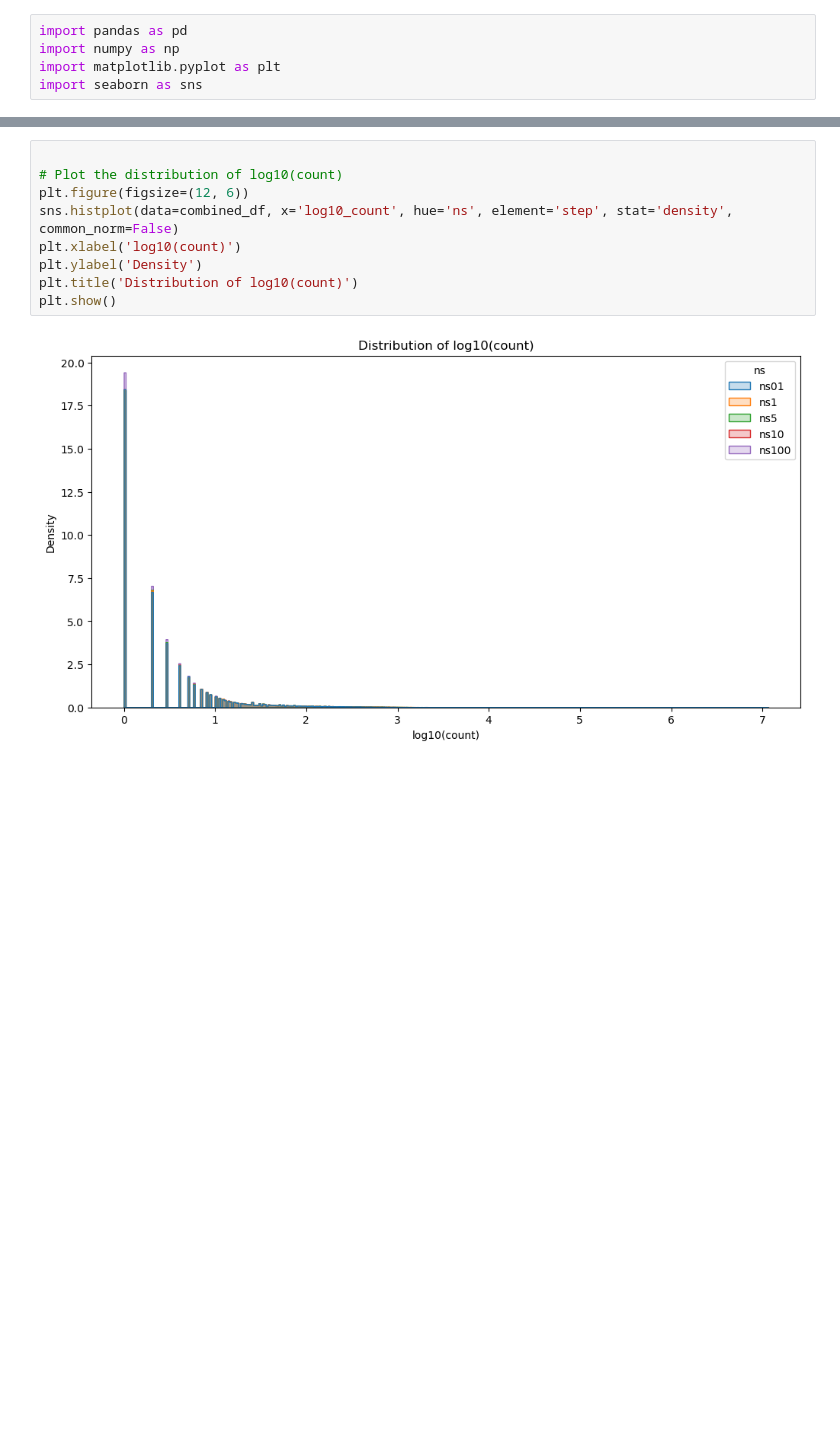
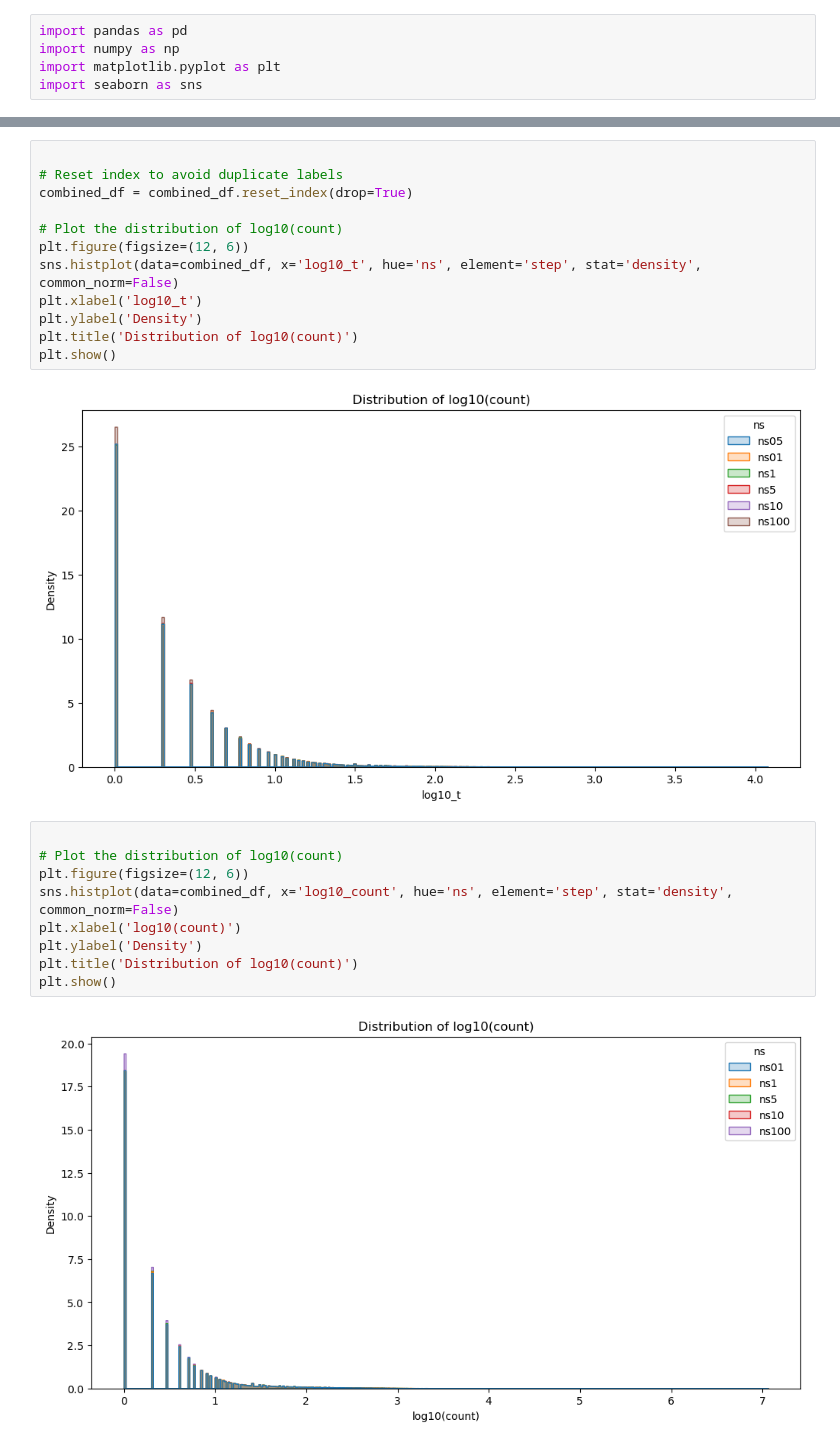
Before and after one commit to Bjarke-M/BGS_Strength_SelectiveDeaths, a Jupyter notebook: notebooks/plotting_mania.ipynb, the cells around one changed output, grey strips where cells are left out. Saved outputs shown, nothing was run; the diff lists cells and outputs as text; blank space fills up the shorter version.

```diff
--- a/notebooks/plotting_mania.ipynb
+++ b/notebooks/plotting_mania.ipynb
@@ -48,3 +49,17 @@ combined_df
+# %%
+
+# Reset index to avoid duplicate labels
+combined_df = combined_df.reset_index(drop=True)
+
+# Plot the distribution of log10(count)
+plt.figure(figsize=(12, 6))
+sns.histplot(data=combined_df, x='log10_t', hue='ns', element='step', stat='density', common_norm=False)
+plt.xlabel('log10_t')
+plt.ylabel('Density')
+plt.title('Distribution of log10(count)')
+plt.show()
+# %% [output]
+[figure, added]
 # %%
 
 # Plot the distribution of log10(count)
```
Also changed, not shown: parts of 9 cells of this notebook, 6 other files.
